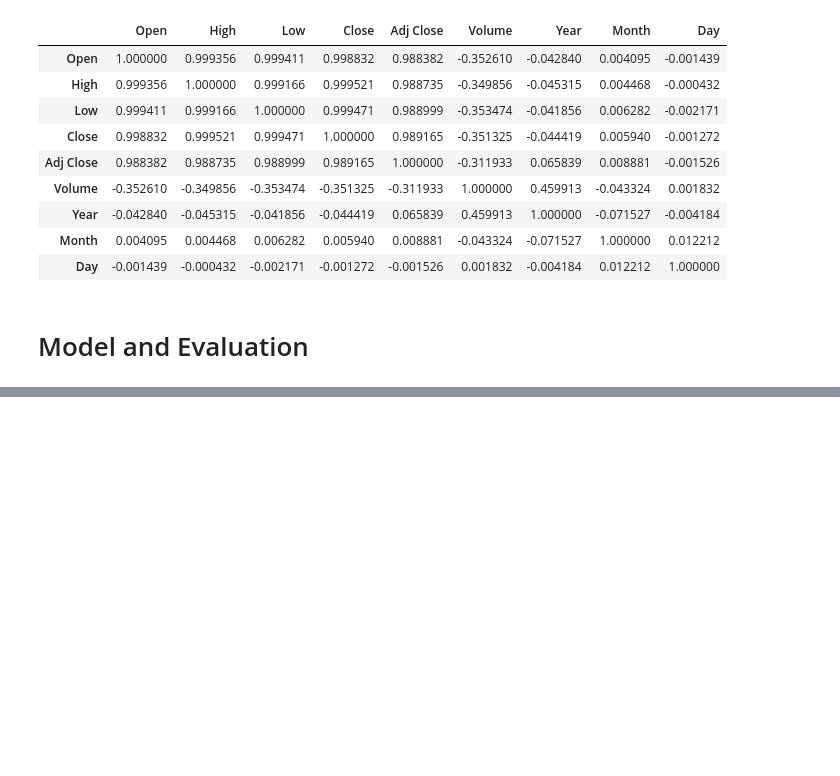
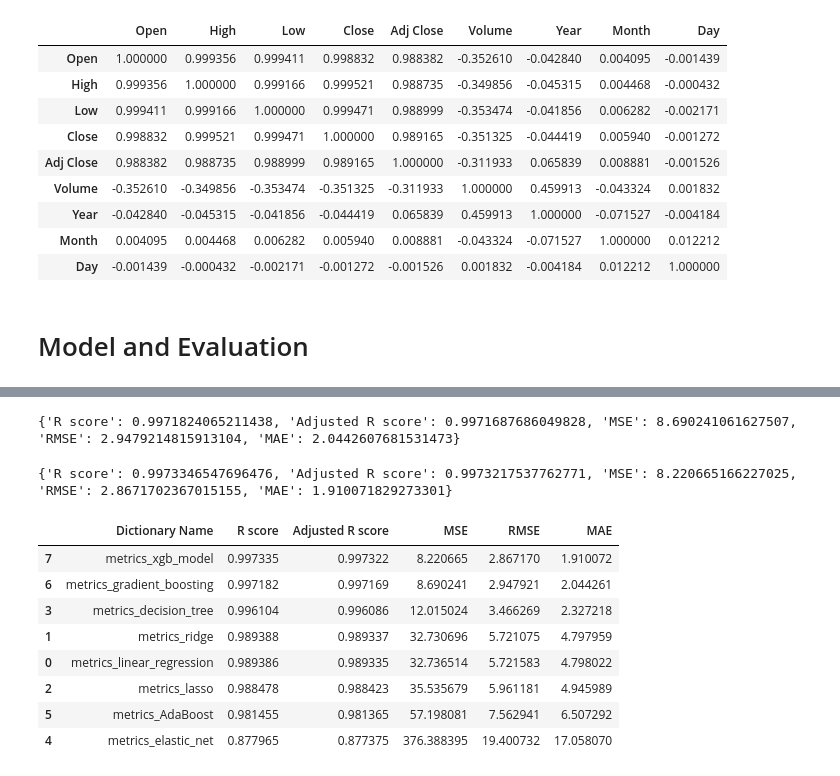
Before and after one commit to pi-mishra/PNB_stock_prediction, a Jupyter notebook: PNB_stock_prediction.ipynb, the cells around one changed output, grey strips where cells are left out. Saved outputs shown, nothing was run; the diff lists cells and outputs as text; code cells hidden in the pictures; blank space fills up the shorter version.

```diff
--- a/PNB_stock_prediction.ipynb
+++ b/PNB_stock_prediction.ipynb
@@ -279,4 +283,4 @@ def get_regression_metrics(y_true, y_pred):
   metrics["RMSE"] = np.sqrt(mean_squared_error(y_true, y_pred))
   metrics["MAE"] = mean_absolute_error(y_true, y_pred)
 
-  return pd.DataFrame(metrics, index=["Metric"])
+  return metrics
@@ -336,5 +349,8 @@ decision_tree.fit(x_train_scaled,y_train)
 y_predict_decision_tree = decision_tree.predict(x_test_scaled)
 
 #getting the regression metrix
-get_regression_metrics(y_test,y_predict_decision_tree)
+print(get_regression_metrics(y_test,y_predict_decision_tree))
+
+# appending to the list model_metrics
+metrics_decision_tree =get_regression_metrics(y_test,y_predict_decision_tree)
 # %% [output]
@@ -366,5 +383,8 @@ elastic_net.fit(x_train_scaled, y_train)
 y_predict_elastic_net = elastic_net.predict(x_test_scaled)
 
 #getting the regression metrix
-get_regression_metrics(y_test,y_predict_elastic_net)
+print(get_regression_metrics(y_test,y_predict_elastic_net))
+
+# appending to the list model_metrics
+metrics_elastic_net =get_regression_metrics(y_test,y_predict_elastic_net)
 # %% [output]
@@ -372,0 +409,62 @@ get_regression_metrics(y_test,y_predict_elastic_net)
+# %%
+#Gradient Boosting
+
+# Applying Gradient Boosting and fitting the model
+gradient_boosting = GradientBoostingRegressor()
+gradient_boosting.fit(x_train_scaled, y_train)
+
+# Predicting with Gradient Boosting
+y_predict_gradient_boosting = gradient_boosting.predict(x_test_scaled)
+
+# Getting the regression metrics for Gradient Boosting
+print(get_regression_metrics(y_test, y_predict_gradient_boosting))
+
+# appending to the list model_metrics
+metrics_gradient_boosting =get_regression_metrics(y_test, y_predict_gradient_boosting)
+# %% [output]
+{'R score': 0.9971824065211438, 'Adjusted R score': 0.9971687686049828, 'MSE': 8.690241061627507, 'RMSE': 2.9479214815913104, 'MAE': 2.0442607681531473}
+# %%
+#XGBoost
+
+# Applying XGBoost and fitting the model
+xgb_model = xgb.XGBRegressor()
+xgb_model.fit(x_train_scaled, y_train)
+
+# Predicting with XGBoost
+y_predict_xgb = xgb_model.predict(x_test_scaled)
+
+# Getting the regression metrics for XGBoost
+print(get_regression_metrics(y_test, y_predict_xgb))
+
+# appending to the list model_metrics
+metrics_xgb_model =get_regression_metrics(y_test, y_predict_xgb)
+# %% [output]
+{'R score': 0.9973346547696476, 'Adjusted R score': 0.9973217537762771, 'MSE': 8.220665166227025, 'RMSE': 2.8671702367015155, 'MAE': 1.910071829273301}
+# %%
+dict_list = [{'Dictionary Name': 'metrics_linear_regression', **metrics_linear_regression},
+             {'Dictionary Name': 'metrics_ridge', **metrics_ridge},
+             {'Dictionary Name': 'metrics_lasso', **metrics_lasso},
+             {'Dictionary Name': 'metrics_decision_tree', **metrics_decision_tree},
+             {'Dictionary Name': 'metrics_elastic_net', **metrics_elastic_net},
+             {'Dictionary Name': 'metrics_AdaBoost', **metrics_AdaBoost},
+             {'Dictionary Name': 'metrics_gradient_boosting', **metrics_gradient_boosting},
+             {'Dictionary Name': 'metrics_xgb_model', **metrics_xgb_model}]
+
+# Create a pandas DataFrame
+performance = pd.DataFrame(dict_list)
+
+# Reorder the columns to match the desired order
+headers = ['Dictionary Name'] + list(metrics_linear_regression.keys())
+performance = performance[headers]
+
+performance.sort_values('R score', ascending=False)
+# %% [output]
+|  | Dictionary Name | R score | Adjusted R score | MSE | RMSE | MAE |
+| 7 | metrics_xgb_model | 0.997335 | 0.997322 | 8.220665 | 2.867170 | 1.910072 |
+| 6 | metrics_gradient_boosting | 0.997182 | 0.997169 | 8.690241 | 2.947921 | 2.044261 |
+| 3 | metrics_decision_tree | 0.996104 | 0.996086 | 12.015024 | 3.466269 | 2.327218 |
+| 1 | metrics_ridge | 0.989388 | 0.989337 | 32.730696 | 5.721075 | 4.797959 |
+| 0 | metrics_linear_regression | 0.989386 | 0.989335 | 32.736514 | 5.721583 | 4.798022 |
+| 2 | metrics_lasso | 0.988478 | 0.988423 | 35.535679 | 5.961181 | 4.945989 |
+| 5 | metrics_AdaBoost | 0.981455 | 0.981365 | 57.198081 | 7.562941 | 6.507292 |
+| 4 | metrics_elastic_net | 0.877965 | 0.877375 | 376.388395 | 19.400732 | 17.058070 |
```
Also changed, not shown: parts of 9 cells of this notebook.
